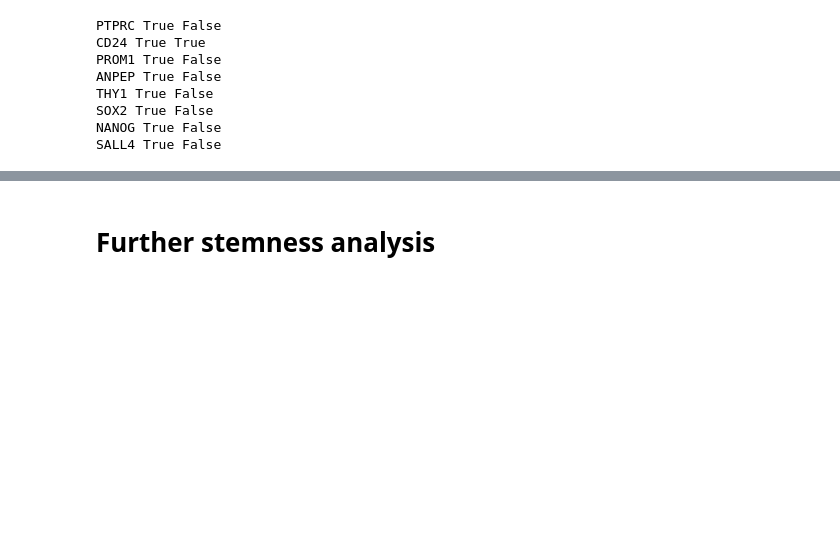
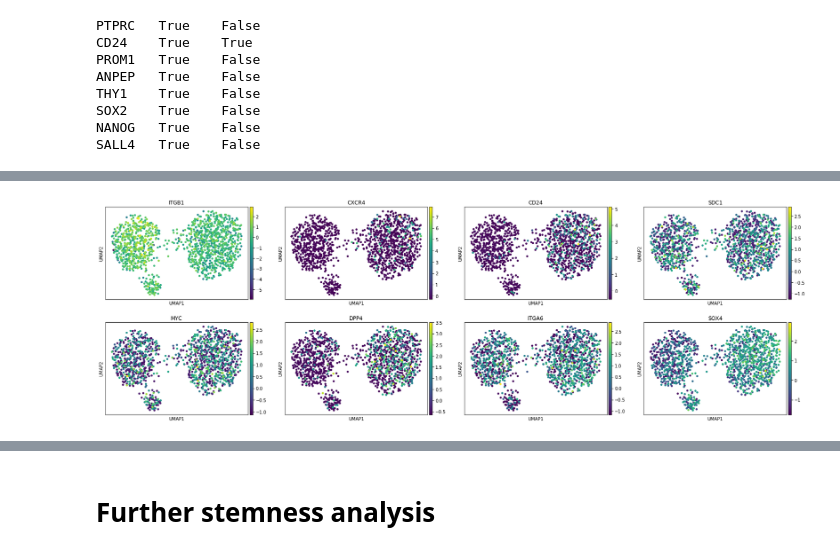
Before and after one commit to picrin/cancer_heterogeneity, a Jupyter notebook: C1239.ipynb, the cells around one changed output, grey strips where cells are left out. Cells and saved outputs as stored; diff of their text form; code cells hidden in the pictures; blank space fills up the shorter version.

```diff
--- a/C1239.ipynb
+++ b/C1239.ipynb
@@ -608,0 +690,2 @@ Interestingly, the marker seems to be unevenly distributed in our data, with can
+# %%
+all_genes = set(itertools.chain.from_iterable([liver_cancer_stemness, transcription_factors_stemness, surface_stemness, mixed_stemness, other_stemeness]))
@@ -608,0 +700,2 @@ Interestingly, the marker seems to be unevenly distributed in our data, with can
+# %%
+expressed_stemness_genes = [gene for gene in all_genes if gene in current_genes]
@@ -608,0 +712,4 @@ Interestingly, the marker seems to be unevenly distributed in our data, with can
+# %%
+sc.pl.umap(adata, color=[*expressed_stemness_genes, "SOX4"])
+# %% [output]
+[figure, added]
```
Also changed, not shown: parts of 61 cells of this notebook.
